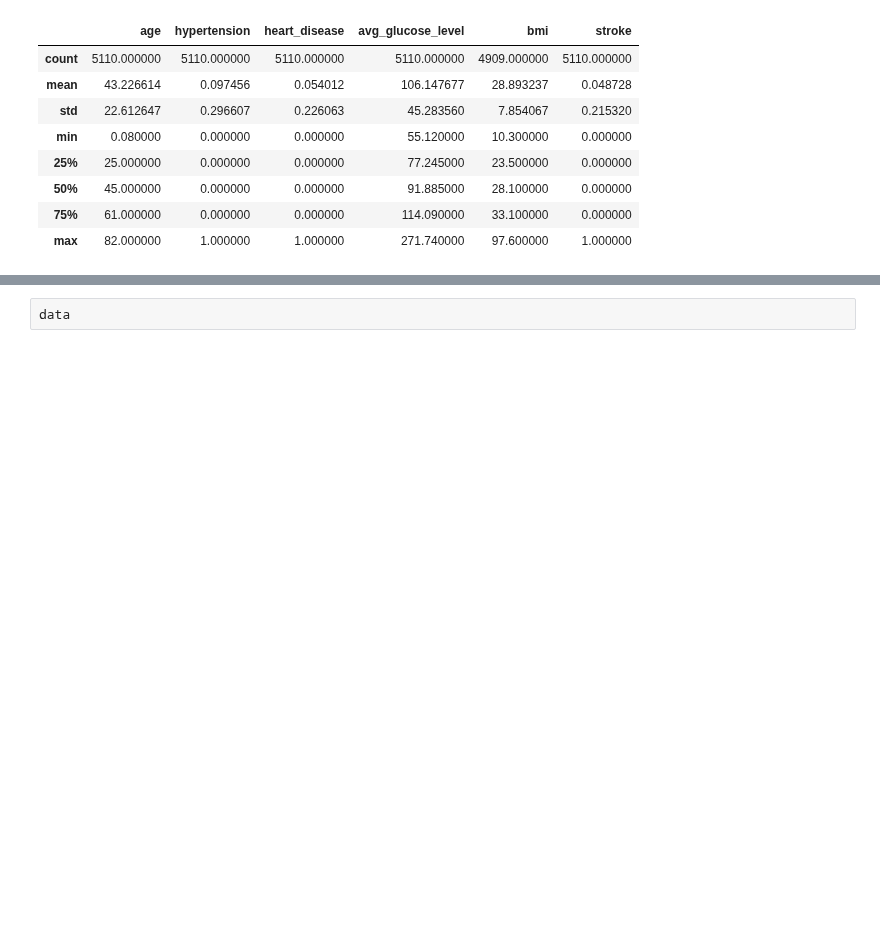
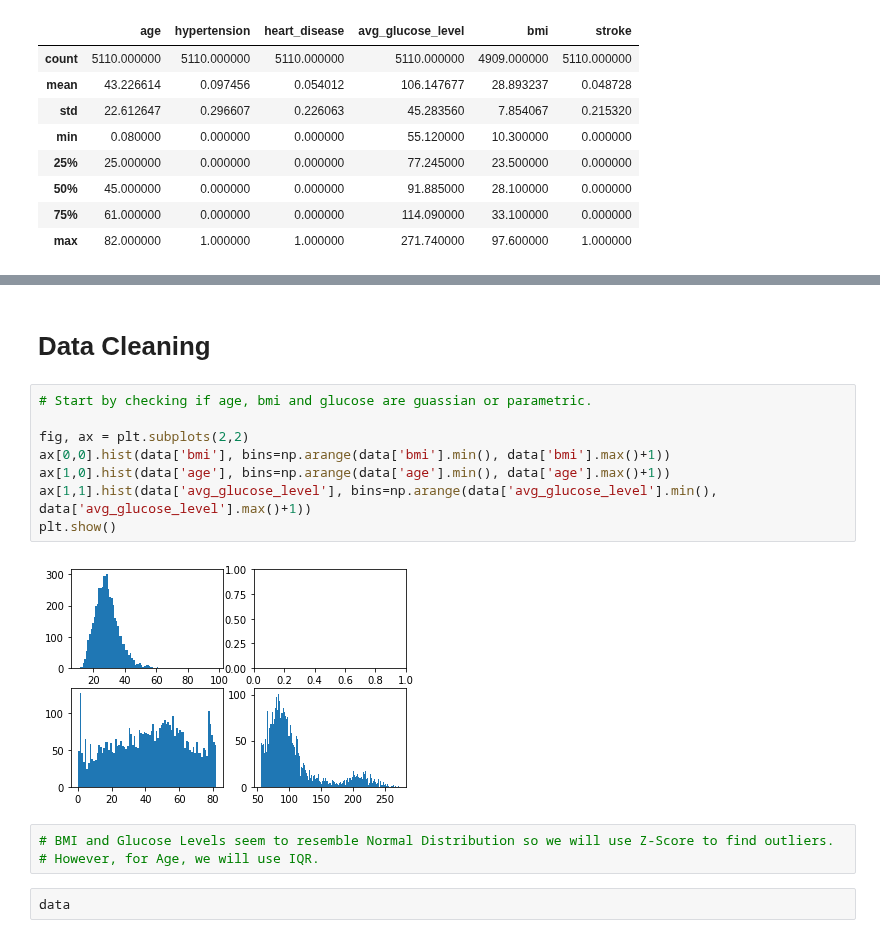
Before and after one commit to Harsh-2420/kaggle, a Jupyter notebook: Stroke Prediction/stroke-analysis.ipynb, the cells around one changed output, grey strips where cells are left out. Saved outputs shown, nothing was run; the diff lists cells and outputs as text; blank space fills up the shorter version.

Commit message:
data cleaning

```diff
--- a/Stroke Prediction/stroke-analysis.ipynb
+++ b/Stroke Prediction/stroke-analysis.ipynb
@@ -59,3 +45,18 @@ We will look at these more closely soon.
+# %% [markdown]
+# Data Cleaning
+# %%
+# Start by checking if age, bmi and glucose are guassian or parametric.
+
+fig, ax = plt.subplots(2,2)
+ax[0,0].hist(data['bmi'], bins=np.arange(data['bmi'].min(), data['bmi'].max()+1))
+ax[1,0].hist(data['age'], bins=np.arange(data['age'].min(), data['age'].max()+1))
+ax[1,1].hist(data['avg_glucose_level'], bins=np.arange(data['avg_glucose_level'].min(), data['avg_glucose_level'].max()+1))
+plt.show()
+# %% [output]
+[figure, added]
+# %%
+# BMI and Glucose Levels seem to resemble Normal Distribution so we will use Z-Score to find outliers.
+# However, for Age, we will use IQR.
 # %%
 data
 # %% [output]
```
Also changed, not shown: parts of 3 cells of this notebook.
